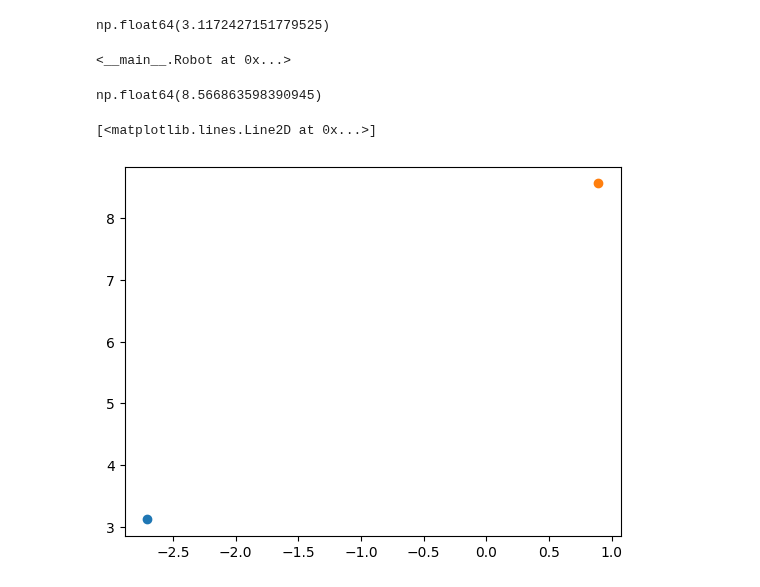
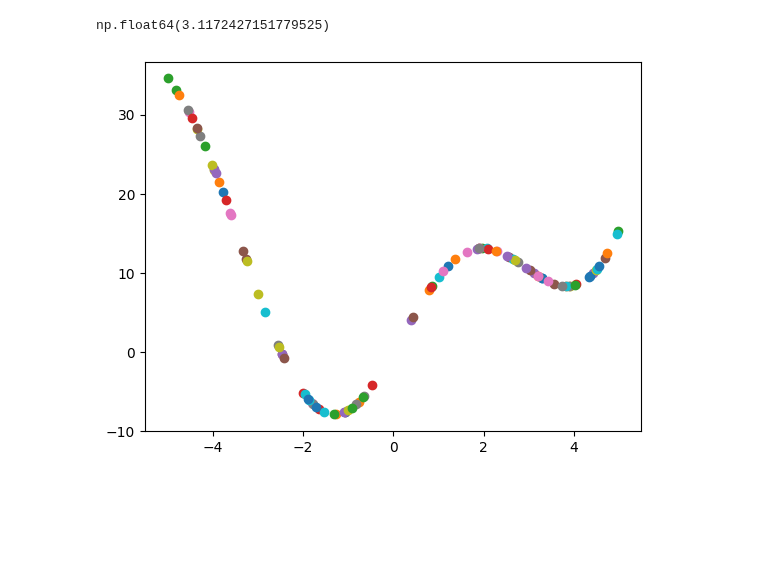
Before and after one commit to asegura4488/MetodosComputacionales2026, a Jupyter notebook: Semana14/AlgoritmoEvolutivo.ipynb, the cells around one changed output. Saved outputs shown, nothing was run; the diff lists cells and outputs as text; code cells hidden in the pictures; blank space fills up the shorter version.

```diff
--- a/Semana14/AlgoritmoEvolutivo.ipynb
+++ b/Semana14/AlgoritmoEvolutivo.ipynb
@@ -47,19 +47,21 @@ r1.r
 r1.fitness
 # %% [output]
 np.float64(3.1172427151779525)
-# %%
-r2 = Robot(f, 0.1, 1)
-r2
-# %% [output]
-<__main__.Robot at 0x...>
-# %%
-r2.r
-r2.fitness
-# %% [output]
-np.float64(8.566863598390945)
-# %%
-plt.plot(r1.r, r1.fitness, 'o')
-plt.plot(r2.r, r2.fitness, 'o')
-# %% [output]
-[<matplotlib.lines.Line2D at 0x...>]
-[figure, removed]
+# %%
+# Necesitamos muchos genes en puntos distintos de la memoria
+rate = 0.05
+def GetRobots(N):
+
+  Robots = []
+  for i in range(N):
+    r = Robot(f,rate,i)
+    Robots.append(r)
+
+  return Robots
+# %%
+Robots = GetRobots(100)
+# %%
+for i in range(len(Robots)):
+  plt.plot(Robots[i].r,Robots[i].fitness,'o')
+# %% [output]
+[figure, added]
```
